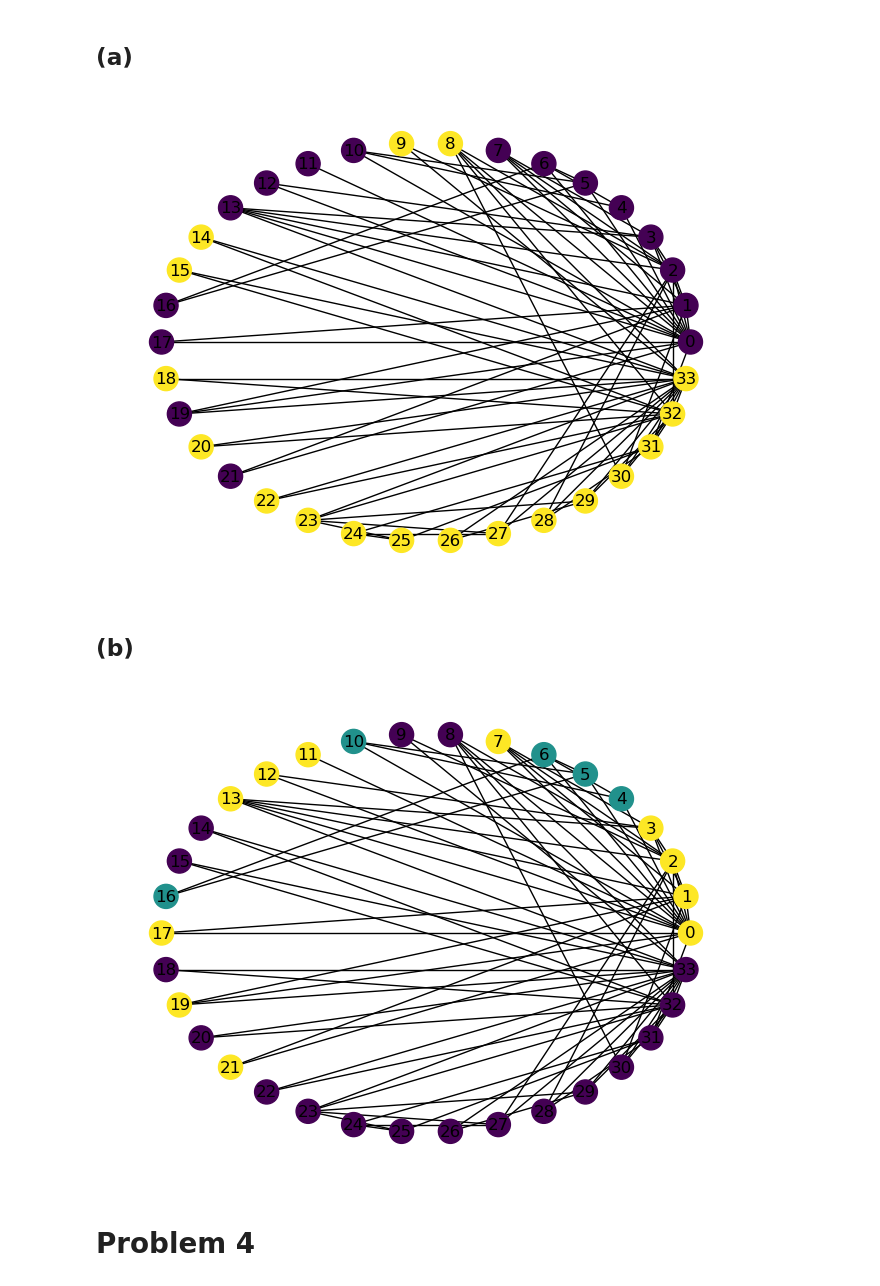
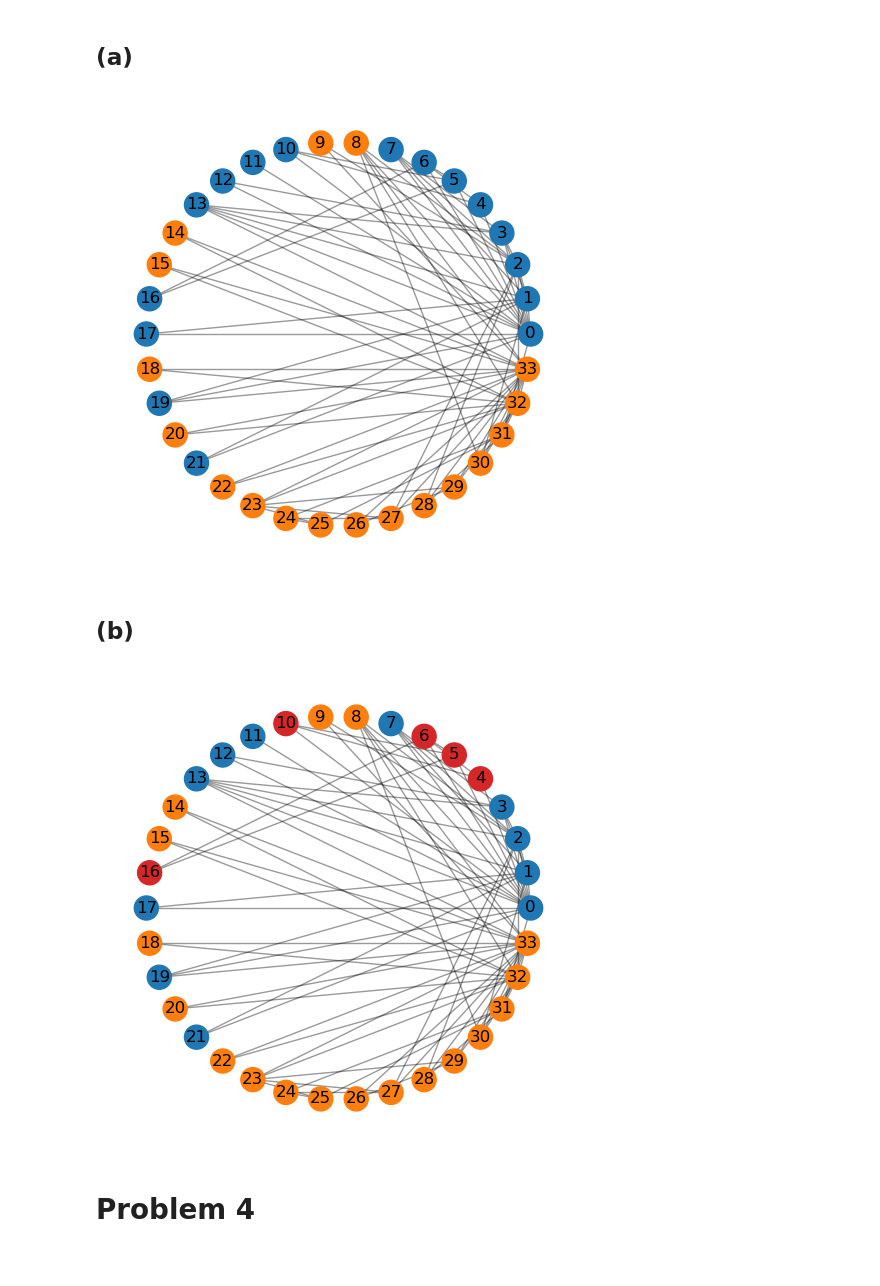
Before and after one commit to QuiteFiber93/eel6878, a Jupyter notebook: hw2/hw2.ipynb, the cells around one changed output. Cells and saved outputs as stored; diff of their text form; code cells hidden in the pictures.

```diff
--- a/hw2/hw2.ipynb
+++ b/hw2/hw2.ipynb
@@ -108,12 +108,14 @@ def spectral_clustering(G: nx.Graph, K: int, normalized = False):
     # Using eigh because L is supposed to be symmetric
     eigvals, eigvecs = np.linalg.eigh(L)
 
-    # We will be using K-means on rows of K_least_vectors
-    K_least_vectors = eigvecs[:, :K]
+    # Using K-means on rows of K_least_vectors
+    U = eigvecs[:, :K]
+
+    if normalized:
+        U = U / np.linalg.norm(U, axis=1, keepdims=True)
 
     K_means = KMeans(n_clusters = K)
-    K_means.fit(K_least_vectors)
-    labels = K_means.predict(K_least_vectors)
+    labels = K_means.fit_predict(U)
 
     return labels
 # %%
@@ -124,24 +126,32 @@ pos = nx.circular_layout(karate_graph)
 # %%
 K = 2
 labels = spectral_clustering(karate_graph, K)
 
-fig = plt.figure()
-nx.draw(karate_graph, pos, node_color = labels)
+colors = ['tab:blue' if label == 0 else 'tab:orange' for label in labels]
+
+fig = plt.figure(figsize = (6,6))
+nx.draw_networkx_nodes(karate_graph, pos, node_color = colors)
 nx.draw_networkx_labels(karate_graph, pos)
+nx.draw_networkx_edges(karate_graph, pos, alpha = 0.4)
+plt.axis('off')
 plt.show()
 # %% [output]
-[figure, old version]
+[figure, new version]
 # %% [markdown]
 ## (b)
 # %%
 K = 3
 labels = spectral_clustering(karate_graph, K)
-fig = plt.figure()
-nx.draw(karate_graph, pos, node_color = labels)
+colors = ['tab:blue' if label == 0 else 'tab:orange' if label == 1 else 'tab:red' for label in labels]
+
+fig = plt.figure(figsize = (6,6))
+nx.draw_networkx_nodes(karate_graph, pos, node_color = colors)
 nx.draw_networkx_labels(karate_graph, pos)
+nx.draw_networkx_edges(karate_graph, pos, alpha = 0.4)
+plt.axis('off')
 plt.show()
 # %% [output]
-[figure, old version]
+[figure, new version]
 # %% [markdown]
 # Problem 4
 # %%
```
Also changed, not shown: parts of 10 cells of this notebook.
